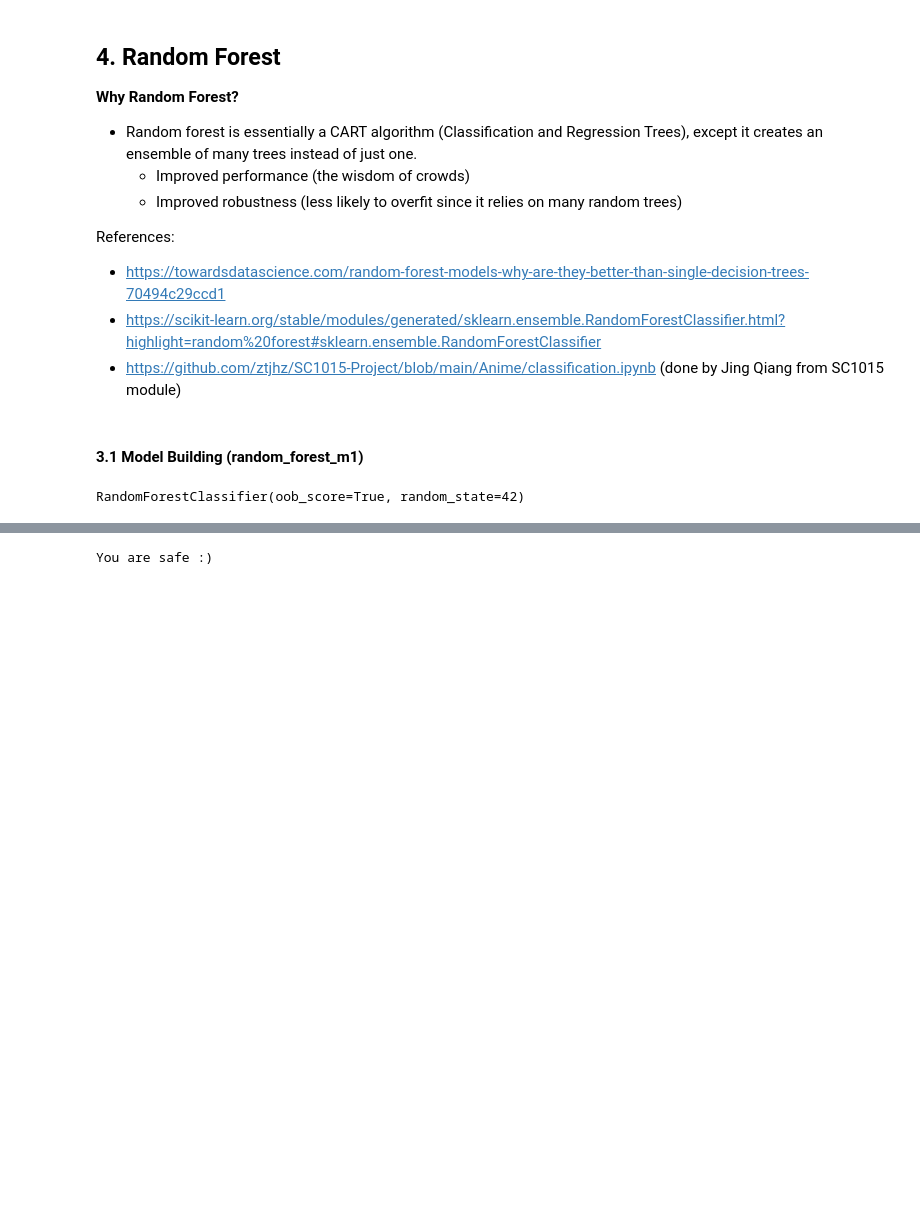
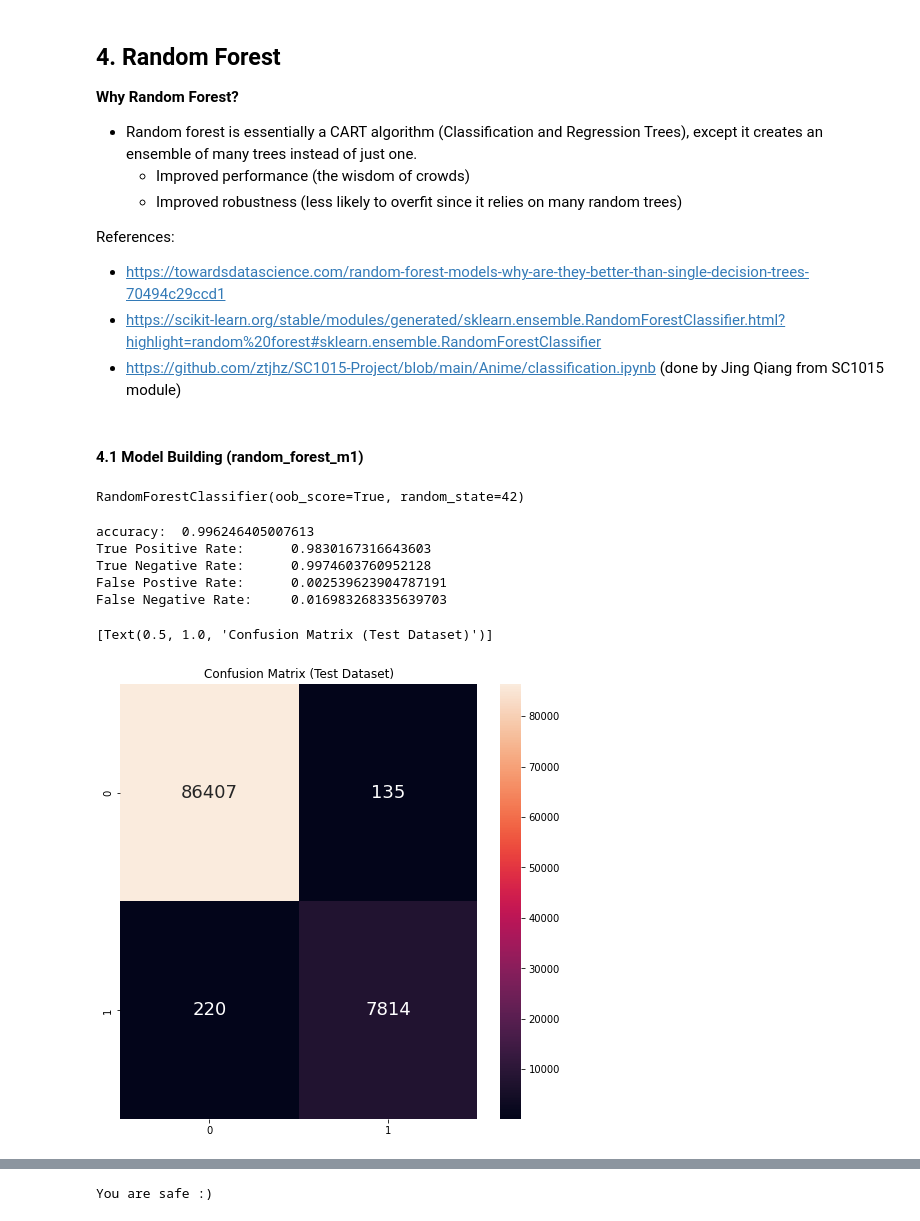
Before and after one commit to xJQx/bc2406-project, a Jupyter notebook: stage1-modelling.ipynb, the cells around one changed output, grey strips where cells are left out. Drawn from its saved outputs; the diff is of its cells as text; code cells hidden in the pictures; blank space fills up the shorter version.

```diff
--- a/stage1-modelling.ipynb
+++ b/stage1-modelling.ipynb
@@ -1303,10 +1303,42 @@ References:
 - https://scikit-learn.org/stable/modules/generated/sklearn.ensemble.RandomForestClassifier.html?highlight=random%20forest#sklearn.ensemble.RandomForestClassifier
 - https://github.com/ztjhz/SC1015-Project/blob/main/Anime/classification.ipynb (done by Jing Qiang from SC1015 module)
 # %% [markdown]
-#### 3.1 Model Building (random_forest_m1)
+#### 4.1 Model Building (random_forest_m1)
 # %%
 random_forest_m1 = RandomForestClassifier(n_estimators=100, oob_score=True, random_state=42)
 random_forest_m1.fit(X_train_os, y_train_os.values.ravel())
 # %% [output]
 RandomForestClassifier(oob_score=True, random_state=42)
+# %%
+y_test_pred = random_forest_m1.predict(X_test)
+print("accuracy: ", random_forest_m1.score(X_test, y_test))
+
+CM1 = confusion_matrix(y_test, y_test_pred)
+TN1 = CM1[0][0]
+FN1 = CM1[0][1]
+TP1 = CM1[1][1]
+FP1 = CM1[1][0]
+TPR1 = TP1 / (TP1 + FN1)
+TNR1 = TN1 / (TN1 + FP1)
+FPR1 = FP1/(TN1+FP1)
+FNR1 = FN1/(TP1+FN1)
+print("True Positive Rate:\t", TPR1)
+print("True Negative Rate:\t", TNR1)
+print("False Postive Rate:\t", FPR1)
+print("False Negative Rate:\t", FNR1)
+
+# Plot the Confusion Matrix
+plt.figure(figsize=(8, 8))
+sb.heatmap(CM1,
+    annot = True,
+    fmt=".0f",
+    annot_kws={"size": 18}).set(title=f"Confusion Matrix (Test Dataset)")
+# %% [output]
+accuracy:  0.996246405007613
+True Positive Rate:      0.9830167316643603
+True Negative Rate:      0.9974603760952128
+False Postive Rate:      0.002539623904787191
+False Negative Rate:     0.016983268335639703
+[Text(0.5, 1.0, 'Confusion Matrix (Test Dataset)')]
+[figure, added]
 # %%
```
Also changed, not shown: parts of 18 cells of this notebook.
